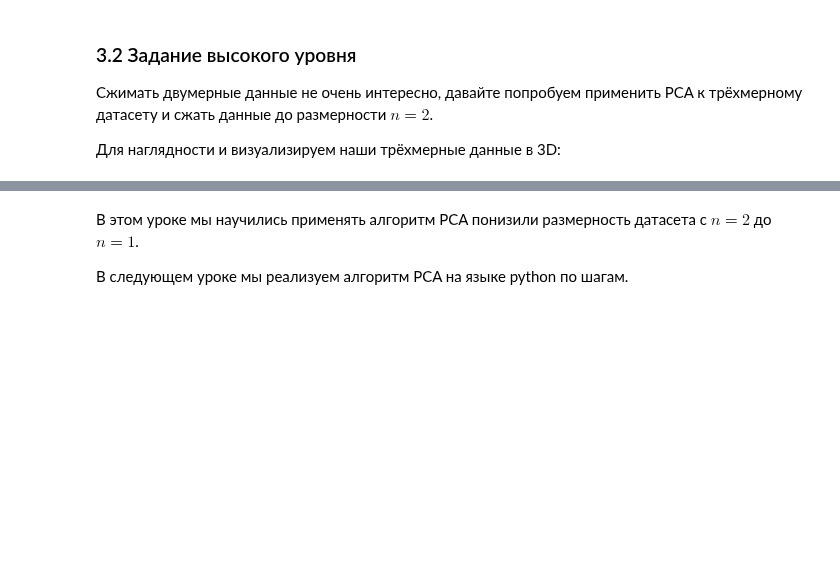
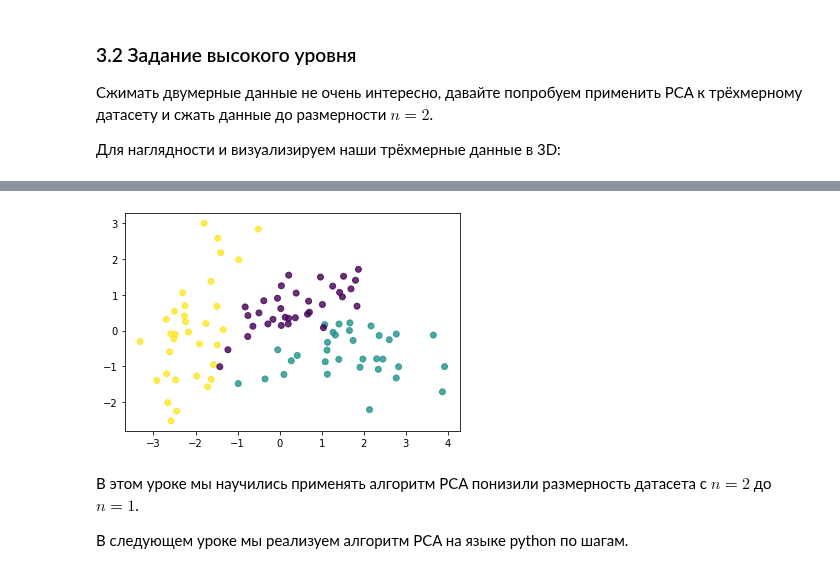
Before and after one commit to larinsi/DS0P, a Jupyter notebook: Machine_learning_Entry_level/08_ML_Additional_techniques_Pt1/jun_ml_dimension_reduction_hw_2_.ipynb, the cells around one changed output, grey strips where cells are left out. Cells and saved outputs as stored; diff of their text form; code cells hidden in the pictures; blank space fills up the shorter version.

```diff
--- a/Machine_learning_Entry_level/08_ML_Additional_techniques_Pt1/jun_ml_dimension_reduction_hw_2_.ipynb
+++ b/Machine_learning_Entry_level/08_ML_Additional_techniques_Pt1/jun_ml_dimension_reduction_hw_2_.ipynb
@@ -94,3 +92,10 @@ plt.show()
+# %%
+pca = PCA(n_components=2).fit(X)
+X_pca = pca.transform(X)
+plt.scatter(X_pca[:, 0], X_pca[:, 1], c=y, alpha=0.8)
+plt.show()
+# %% [output]
+[figure, added]
 # %% [markdown]
 В этом уроке мы научились применять алгоритм PCA  понизили размерность датасета с $n=2$ до $n=1$.
 
```
Also changed, not shown: parts of 2 cells of this notebook.
